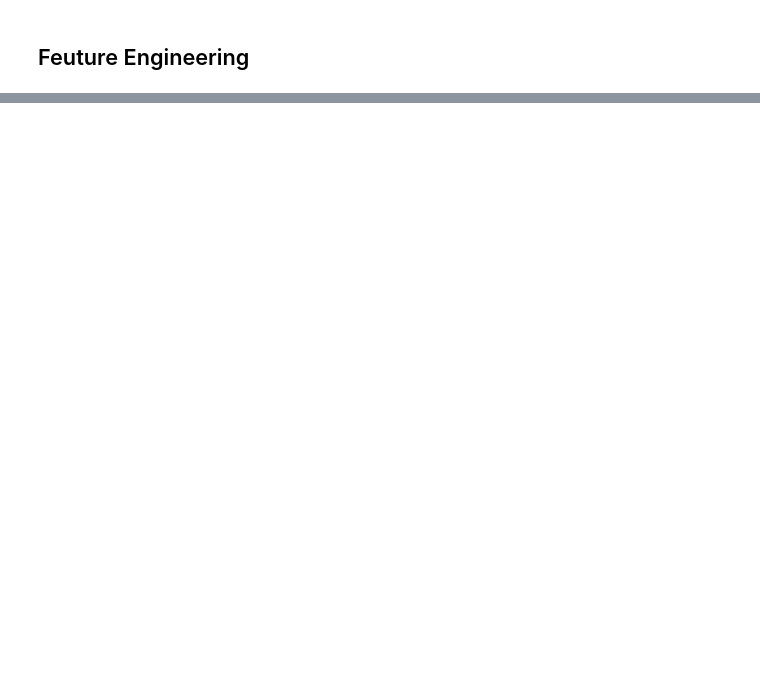
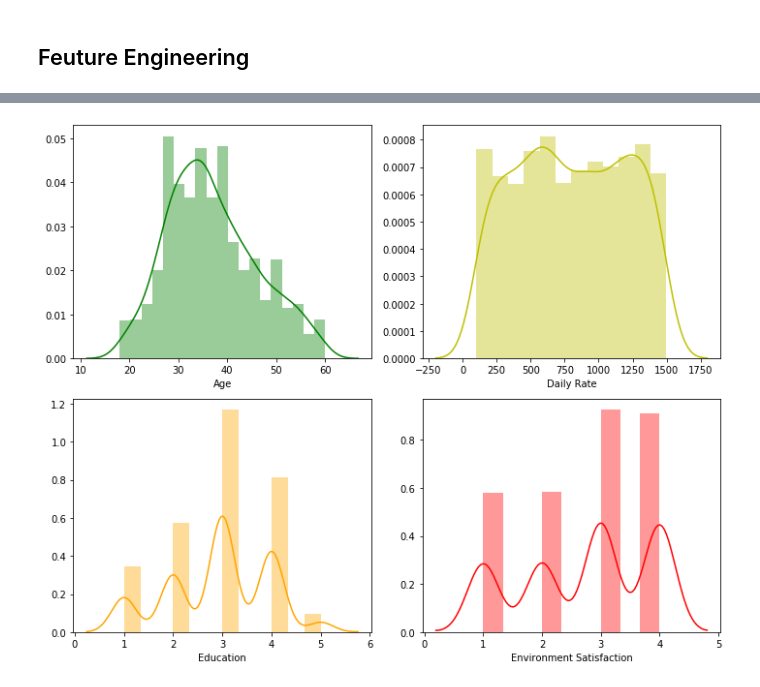
Before and after one commit to isidorachavez/IBM-HR-Case-Exploration, a Jupyter notebook: IBM Attrition Exploration.ipynb, the cells around one changed output, grey strips where cells are left out. Cells and saved outputs as stored; diff of their text form; code cells hidden in the pictures; blank space fills up the shorter version.

```diff
--- a/IBM Attrition Exploration.ipynb
+++ b/IBM Attrition Exploration.ipynb
@@ -164,0 +185,39 @@ plt.show()
+# %%
+#Visualizing of distribution
+
+fig, ax = plt.subplots(figsize = (10, 8))
+plt.subplot(2, 2, 1)
+sns.distplot(ibm['Age'],
+             bins  = 'fd',
+             color = 'g')
+plt.xlabel('Age')
+
+########################
+
+plt.subplot(2, 2, 2)
+sns.distplot(ibm['DailyRate'],
+             bins  = 'fd',
+             color = 'y')
+plt.xlabel('Daily Rate')
+
+########################
+
+plt.subplot(2, 2, 3)
+sns.distplot(ibm['Education'],
+             bins  = 'fd',
+             color = 'orange')
+plt.xlabel('Education')
+
+########################
+plt.subplot(2, 2, 4)
+sns.distplot(ibm['EnvironmentSatisfaction'],
+             bins  = 'fd',
+             color = 'r')
+plt.xlabel('Environment Satisfaction')
+plt.tight_layout()
+#plt.savefig('Data Histograms 1 of 5.png')
+plt.show()
+
+########################
+# %% [output]
+[figure, added]
```
Also changed, not shown: parts of 2 cells of this notebook.
